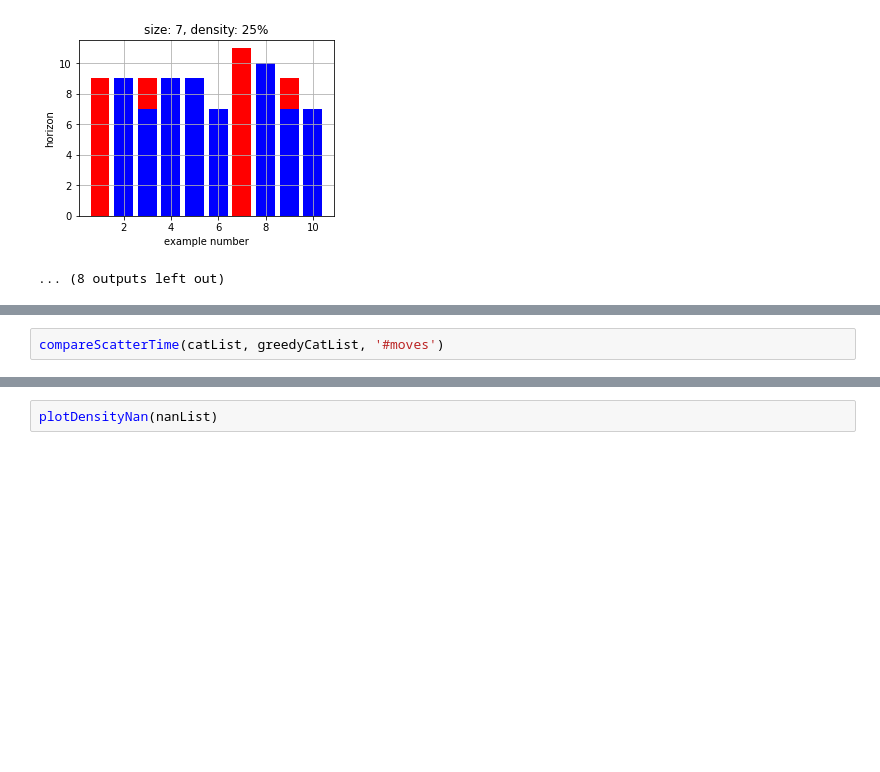
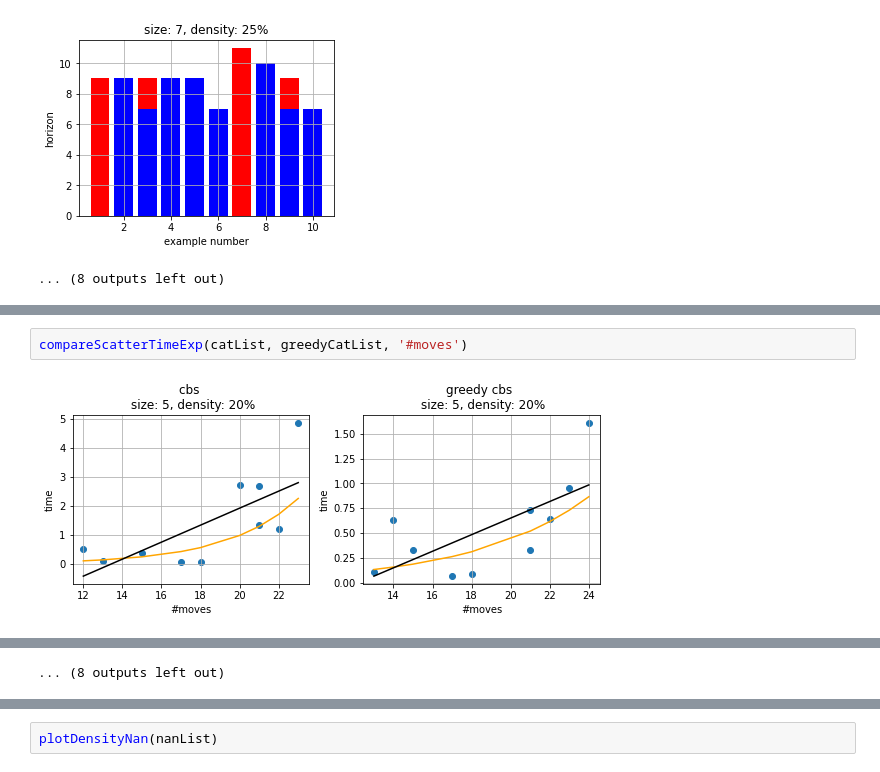
Before and after one commit to Philomena892/AndreevMoek, a Jupyter notebook: CBS/newDataAnalysis.ipynb, the cells around one changed output, grey strips where cells are left out. Drawn from its saved outputs; the diff is of its cells as text; blank space fills up the shorter version.

```diff
--- a/CBS/newDataAnalysis.ipynb
+++ b/CBS/newDataAnalysis.ipynb
@@ -526,2 +648,4 @@ compareScatterTime(catList, greedyCatList, 'horizon')
 # %%
-compareScatterTime(catList, greedyCatList, '#moves')
+compareScatterTimeExp(catList, greedyCatList, '#moves')
+# %% [output]
+[figure, added]
@@ -527,0 +663 @@ compareScatterTime(catList, greedyCatList, '#moves')
+... (8 outputs left out)
```
Also changed, not shown: parts of 15 cells of this notebook.
